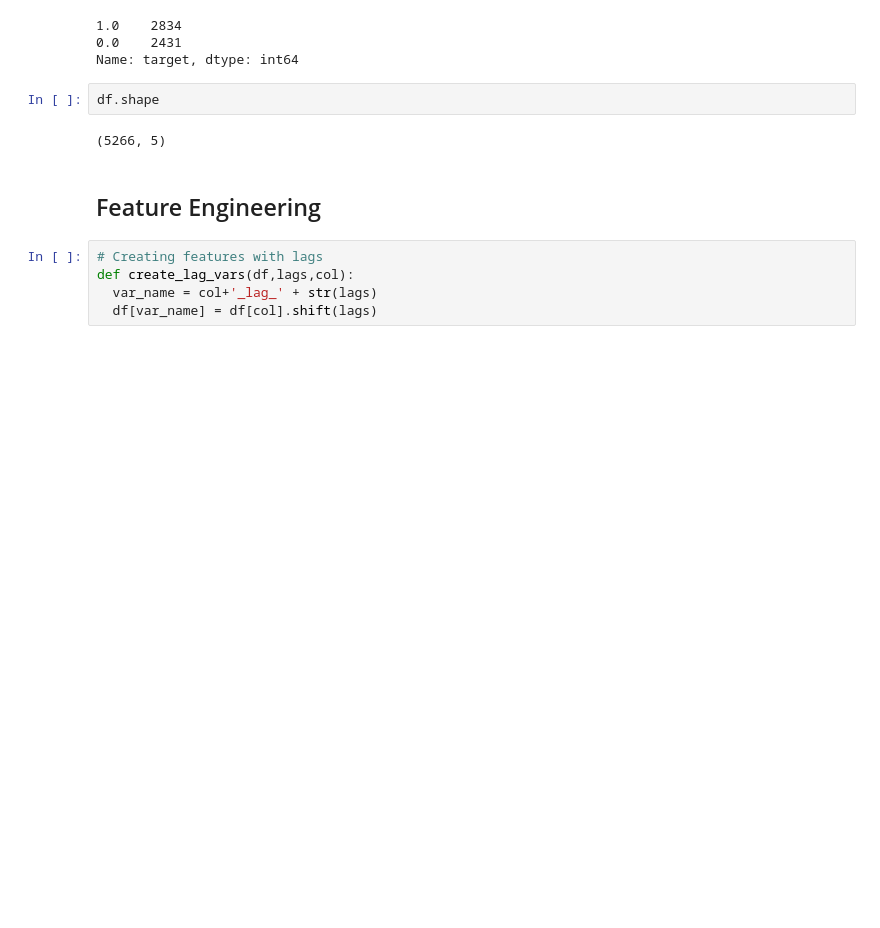
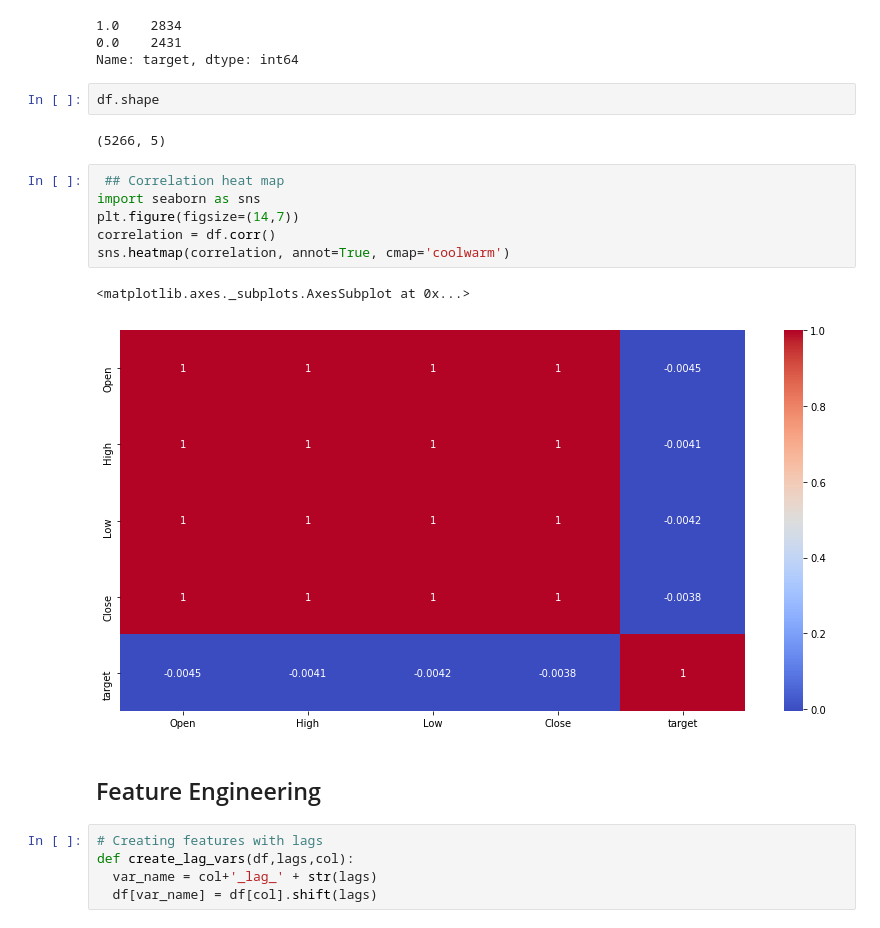
Before and after one commit to DristantaNirola/Nifty50_Index_Movement_Prediction, a Jupyter notebook: Capston_project_nifty_Stock_direction.ipynb, the cells around one changed output. Saved outputs shown, nothing was run; the diff lists cells and outputs as text; blank space fills up the shorter version.

```diff
--- a/Capston_project_nifty_Stock_direction.ipynb
+++ b/Capston_project_nifty_Stock_direction.ipynb
@@ -385,6 +372,15 @@ Name: target, dtype: int64
 df.shape
 # %% [output]
 (5266, 5)
+# %%
+ ## Correlation heat map
+import seaborn as sns
+plt.figure(figsize=(14,7))
+correlation = df.corr()
+sns.heatmap(correlation, annot=True, cmap='coolwarm')
+# %% [output]
+<matplotlib.axes._subplots.AxesSubplot at 0x...>
+[figure, added]
 # %% [markdown]
 ## Feature Engineering
 # %%
```
Also changed, not shown: parts of 10 cells of this notebook.
